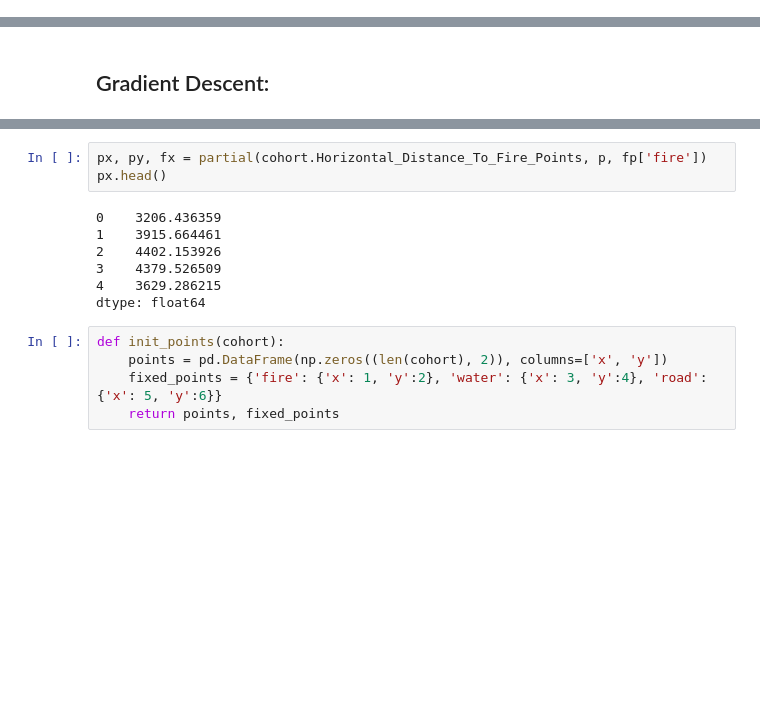
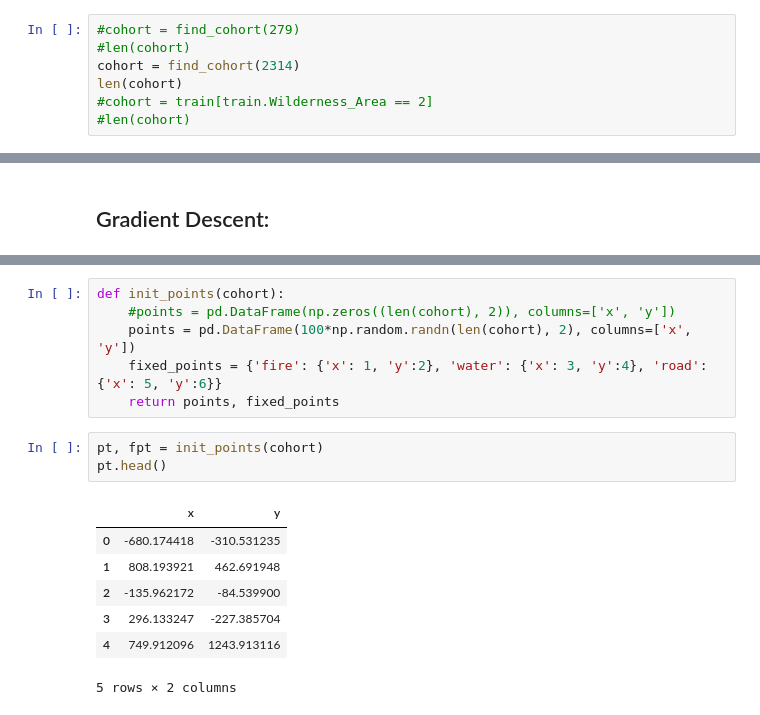
Before and after one commit to Taraxicum/geo_parser, a Jupyter notebook: Geographic Clustering.ipynb, the cells around one changed output, grey strips where cells are left out. Drawn from its saved outputs; the diff is of its cells as text; blank space fills up the shorter version.

```diff
--- a/Geographic Clustering.ipynb
+++ b/Geographic Clustering.ipynb
@@ -128,0 +124,7 @@ len(cohort)
+# %%
+#cohort = find_cohort(279)
+#len(cohort)
+cohort = find_cohort(2314)
+len(cohort)
+#cohort = train[train.Wilderness_Area == 2]
+#len(cohort)
@@ -171,19 +172,21 @@ def cost_deriv(cohort, points, fixed_points):
     return partial_x, partial_y, fixed
-# %%
-px, py, fx = partial(cohort.Horizontal_Distance_To_Fire_Points, p, fp['fire'])
-px.head()
-# %% [output]
-0    3206.436359
-1    3915.664461
-2    4402.153926
-3    4379.526509
-4    3629.286215
-dtype: float64
 # %%
 def init_points(cohort):
-    points = pd.DataFrame(np.zeros((len(cohort), 2)), columns=['x', 'y'])
+    #points = pd.DataFrame(np.zeros((len(cohort), 2)), columns=['x', 'y'])
+    points = pd.DataFrame(100*np.random.randn(len(cohort), 2), columns=['x', 'y'])
     fixed_points = {'fire': {'x': 1, 'y':2}, 'water': {'x': 3, 'y':4}, 'road':  {'x': 5, 'y':6}}
     return points, fixed_points
+# %%
+pt, fpt = init_points(cohort)
+pt.head()
+# %% [output]
+|  | x | y |
+| 0 | -680.174418 | -310.531235 |
+| 1 | 808.193921 | 462.691948 |
+| 2 | -135.962172 | -84.539900 |
+| 3 | 296.133247 | -227.385704 |
+| 4 | 749.912096 | 1243.913116 |
+5 rows × 2 columns
 # %%
 def update_values(points, fixed_points, alpha, x_update, y_update, fp_update):
     points.x = points.x - alpha*x_update
```
Also changed, not shown: parts of 11 cells of this notebook.
